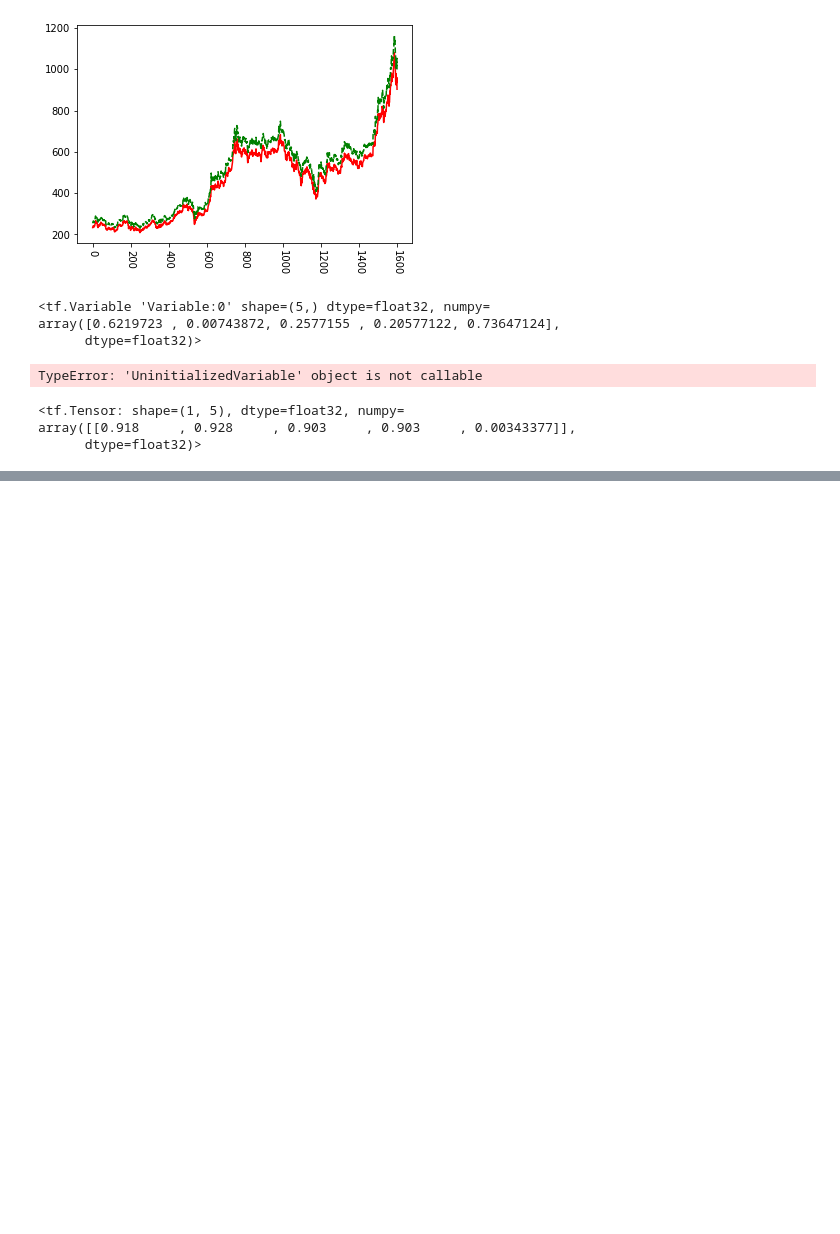
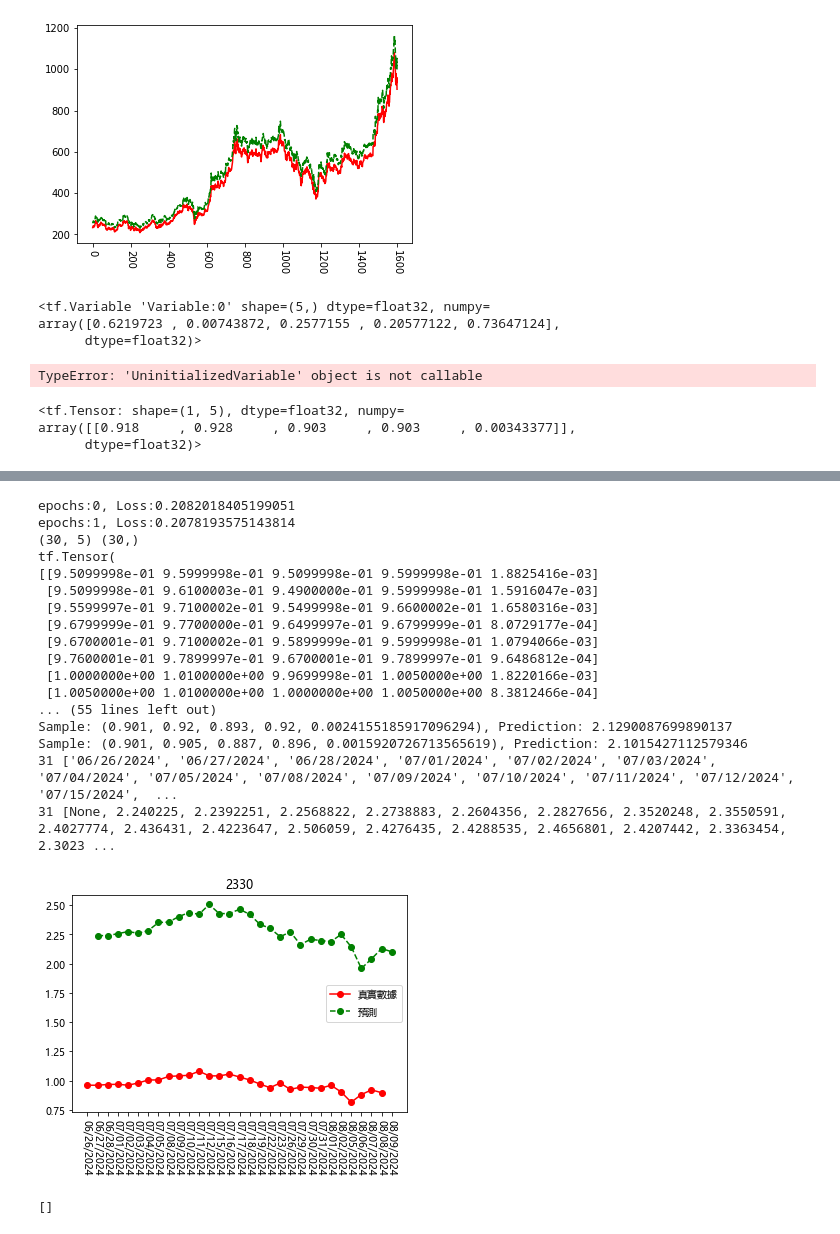
Before and after one commit to Edward821102/StockModel, a Jupyter notebook: demo/model.ipynb, the cells around one changed output, grey strips where cells are left out. Cells and saved outputs as stored; diff of their text form; code cells hidden in the pictures; blank space fills up the shorter version.

```diff
--- a/demo/model.ipynb
+++ b/demo/model.ipynb
@@ -299,0 +441,22 @@ array([0.6219723 , 0.00743872, 0.2577155 , 0.20577122, 0.73647124],
+# %%
+tes("2330")
+# %% [output]
+epochs:0, Loss:0.2082018405199051
+epochs:1, Loss:0.2078193575143814
+(30, 5) (30,)
+tf.Tensor(
+[[9.5099998e-01 9.5999998e-01 9.5099998e-01 9.5999998e-01 1.8825416e-03]
+ [9.5099998e-01 9.6100003e-01 9.4900000e-01 9.5999998e-01 1.5916047e-03]
+ [9.5599997e-01 9.7100002e-01 9.5499998e-01 9.6600002e-01 1.6580316e-03]
+ [9.6799999e-01 9.7700000e-01 9.6499997e-01 9.6799999e-01 8.0729177e-04]
+ [9.6700001e-01 9.7100002e-01 9.5899999e-01 9.5999998e-01 1.0794066e-03]
+ [9.7600001e-01 9.7899997e-01 9.6700001e-01 9.7899997e-01 9.6486812e-04]
+ [1.0000000e+00 1.0100000e+00 9.9699998e-01 1.0050000e+00 1.8220166e-03]
+ [1.0050000e+00 1.0100000e+00 1.0000000e+00 1.0050000e+00 8.3812466e-04]
+... (55 lines left out)
+Sample: (0.901, 0.92, 0.893, 0.92, 0.0024155185917096294), Prediction: 2.1290087699890137
+Sample: (0.901, 0.905, 0.887, 0.896, 0.0015920726713565619), Prediction: 2.1015427112579346
+31 ['06/26/2024', '06/27/2024', '06/28/2024', '07/01/2024', '07/02/2024', '07/03/2024', '07/04/2024', '07/05/2024', '07/08/2024', '07/09/2024', '07/10/2024', '07/11/2024', '07/12/2024', '07/15/2024',  ...
+31 [None, 2.240225, 2.2392251, 2.2568822, 2.2738883, 2.2604356, 2.2827656, 2.3520248, 2.3550591, 2.4027774, 2.436431, 2.4223647, 2.506059, 2.4276435, 2.4288535, 2.4656801, 2.4207442, 2.3363454, 2.3023 ...
+[figure, added]
+[]
```
Also changed, not shown: parts of 2 cells of this notebook, 1 other file.
